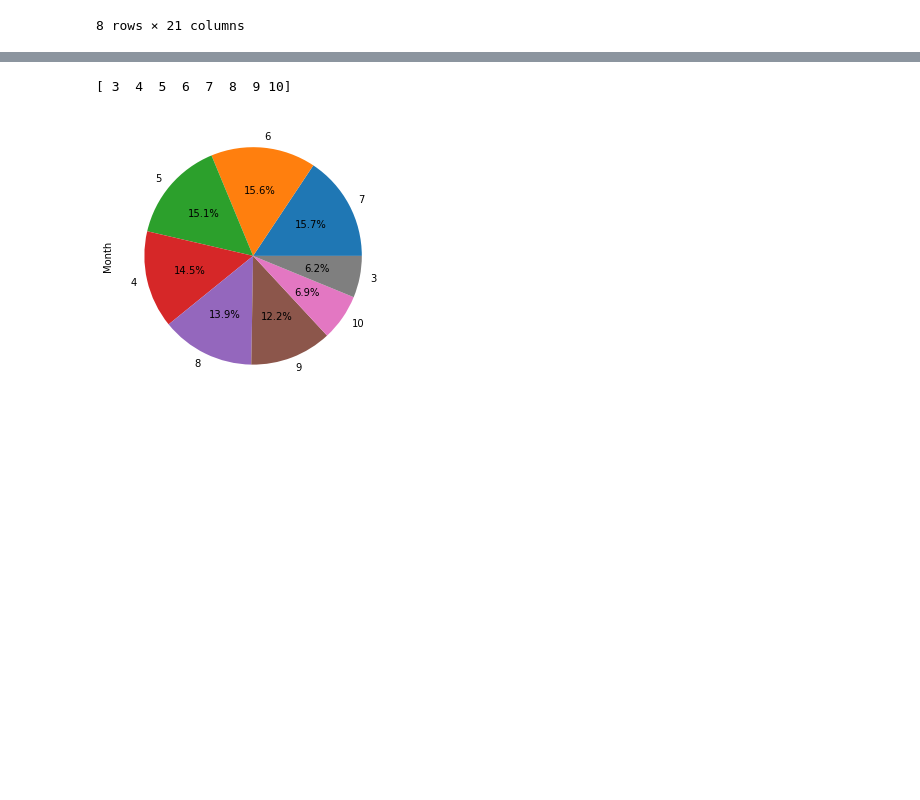
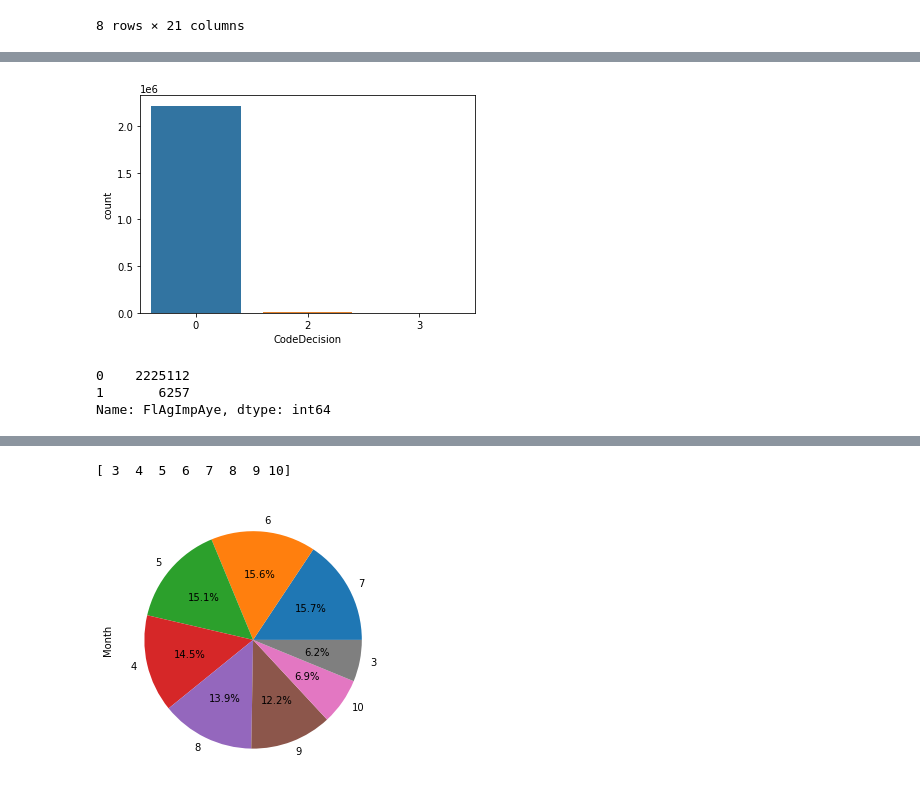
Before and after one commit to hoangkhanh2510/Fraud, a Jupyter notebook: BIG DATA.ipynb, the cells around one changed output, grey strips where cells are left out. Drawn from its saved outputs; the diff is of its cells as text; code cells hidden in the pictures; blank space fills up the shorter version.

```diff
--- a/BIG DATA.ipynb
+++ b/BIG DATA.ipynb
@@ -190,0 +191,12 @@ Le but est de creer train et test chrono, pas en aléatoire donc nous allons obs
+# %%
+#Barplot
+ax = sns.countplot(x="CodeDecision", data=df)
+# %% [output]
+[figure, added]
+# %%
+#Répartion de la variable cible FlAgImpAye
+pd.value_counts(df['FlAgImpAye'])
+# %% [output]
+0    2225112
+1       6257
+Name: FlAgImpAye, dtype: int64
```
Also changed, not shown: parts of 41 cells of this notebook.
